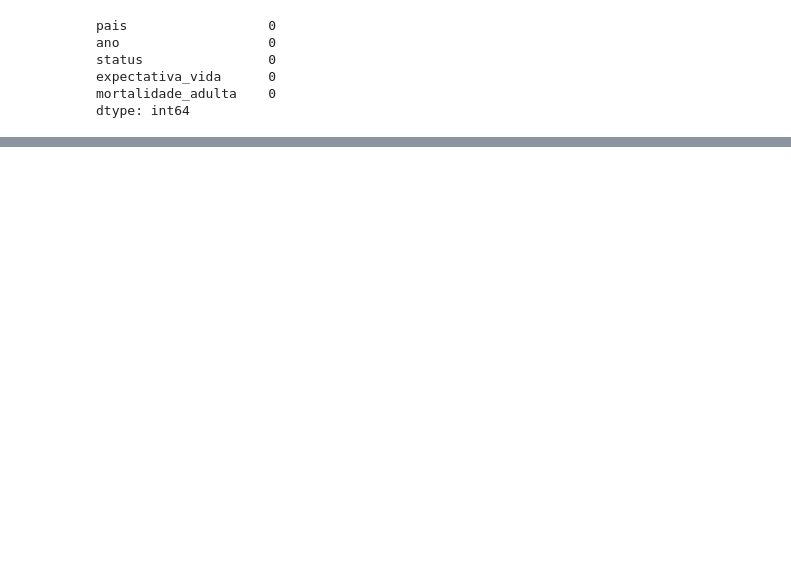
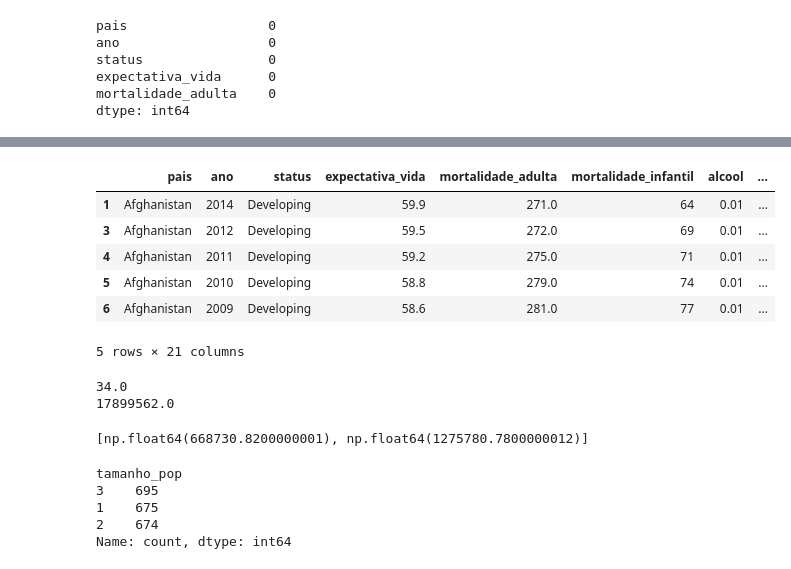
Before and after one commit to prisciladalepiane/machine-learning, a Jupyter notebook: projetos/matematica-estatistica-aplicada/06/modelagem-estatistica-indicadores-socieconomicos.ipynb, the cells around one changed output, grey strips where cells are left out. Drawn from its saved outputs; the diff is of its cells as text; code cells hidden in the pictures; blank space fills up the shorter version.

```diff
--- a/projetos/matematica-estatistica-aplicada/06/modelagem-estatistica-indicadores-socieconomicos.ipynb
+++ b/projetos/matematica-estatistica-aplicada/06/modelagem-estatistica-indicadores-socieconomicos.ipynb
@@ -358,0 +378,21 @@ dtype: int64
+# %%
+novo_df.head()
+# %% [output]
+|  | pais | ano | status | expectativa_vida | mortalidade_adulta | mortalidade_infantil | alcool | ... |
+| 1 | Afghanistan | 2014 | Developing | 59.9 | 271.0 | 64 | 0.01 | ... |
+| 3 | Afghanistan | 2012 | Developing | 59.5 | 272.0 | 69 | 0.01 | ... |
+| 4 | Afghanistan | 2011 | Developing | 59.2 | 275.0 | 71 | 0.01 | ... |
+| 5 | Afghanistan | 2010 | Developing | 58.8 | 279.0 | 74 | 0.01 | ... |
+| 6 | Afghanistan | 2009 | Developing | 58.6 | 281.0 | 77 | 0.01 | ... |
+5 rows × 21 columns
+# %%
+print(novo_df.populacao.min())
+print(novo_df.populacao.max())
+# %% [output]
+34.0
+17899562.0
+# %%
+pontos_corte = [novo_df.populacao.quantile(0.33), novo_df.populacao.quantile(0.66)]
+print(pontos_corte)
+# %% [output]
+[np.float64(668730.8200000001), np.float64(1275780.7800000012)]
@@ -358,0 +407,8 @@ dtype: int64
+# %%
+novo_df['tamanho_pop'].value_counts()
+# %% [output]
+tamanho_pop
+3    695
+1    675
+2    674
+Name: count, dtype: int64
```
Also changed, not shown: parts of 13 cells of this notebook.
